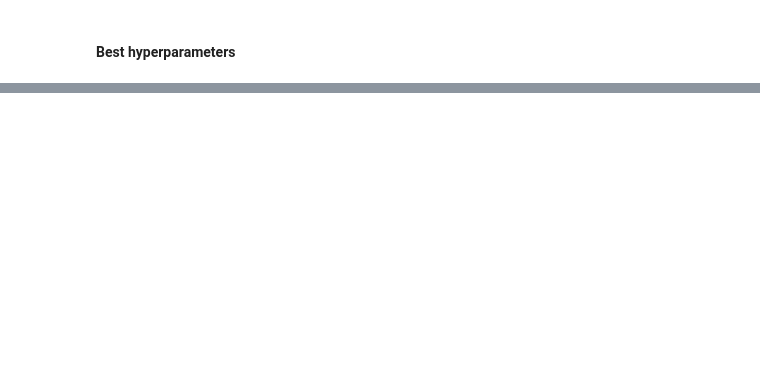
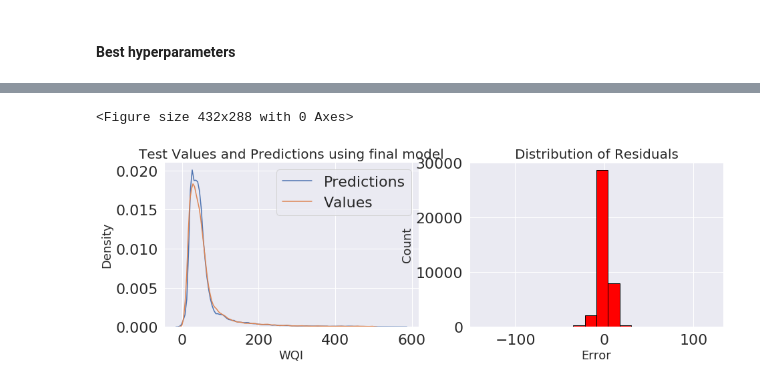
Before and after one commit to elenuskiya/TFM, a Jupyter notebook: Notebooks/02_Part_2.1_Prediction_of_the_Water_Quality_Index.ipynb, the cells around one changed output, grey strips where cells are left out. Cells and saved outputs as stored; diff of their text form; code cells hidden in the pictures; blank space fills up the shorter version.

Commit message:
Testing models

```diff
--- a/Notebooks/02_Part_2.1_Prediction_of_the_Water_Quality_Index.ipynb
+++ b/Notebooks/02_Part_2.1_Prediction_of_the_Water_Quality_Index.ipynb
@@ -1514,0 +1600,5 @@ We will use grid search with a grid that only has the n_estimators hyperparamete
+# %%
+%%timeit -n 1 -r 5
+
+# Tuned model
+gb_final_model.fit(X, y)
@@ -1514,0 +1664,5 @@ We will use grid search with a grid that only has the n_estimators hyperparamete
+# %%
+lr=LinearRegression()
+# Look at parameters used by our current forest
+print('Parameters currently in use:\n')
+pprint(lr.get_params())
@@ -1514,0 +1673,5 @@ We will use grid search with a grid that only has the n_estimators hyperparamete
+# %%
+%%timeit -n 1 -r 5
+
+#Fit on the training data
+lr.fit(X,y)
@@ -1514,0 +1681,4 @@ We will use grid search with a grid that only has the n_estimators hyperparamete
+# %%
+lr_pred=lr.predict(X_test)
+
+print("Linear Regression Full Results: MAE= %0.4f." %mae(y_test, lr_pred))
@@ -1514,0 +1708,25 @@ We will use grid search with a grid that only has the n_estimators hyperparamete
+# %%
+## Using final model
+
+fig=plt.figure()
+plt.figure(figsize=(15,10))
+
+# Density plot of the final predictions and the test values
+plt.subplot2grid((2,2), (0,0))
+sns.kdeplot(lr_pred, label = 'Predictions')
+sns.kdeplot(y_test, label = 'Values')
+# Label the plot
+plt.xlabel('WQI', size=18); plt.ylabel('Density', size=18);
+plt.title('Test Values and Predictions using final model', size=20);
+
+# Calculate the residuals
+plt.subplot2grid((2,2), (0,1))
+final_residuals = lr_pred - y_test
+# Plot the residuals in a histogram
+plt.hist(final_residuals, color = 'red', bins = 20,
+         edgecolor = 'black')
+plt.xlabel('Error', size=18); plt.ylabel('Count', size=18)
+plt.title('Distribution of Residuals', size=20);
+# %% [output]
+<Figure size 432x288 with 0 Axes>
+[figure, added]
```
Also changed, not shown: parts of 27 cells of this notebook.
